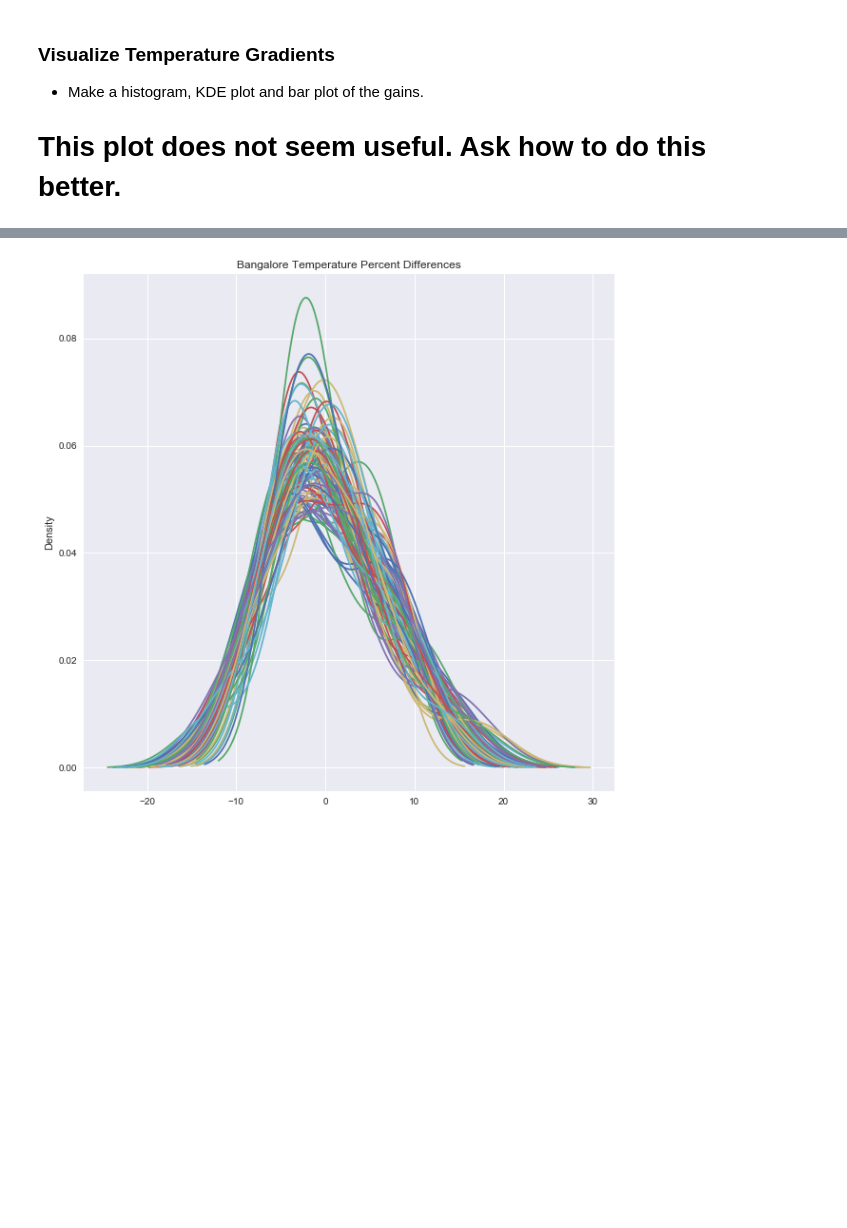
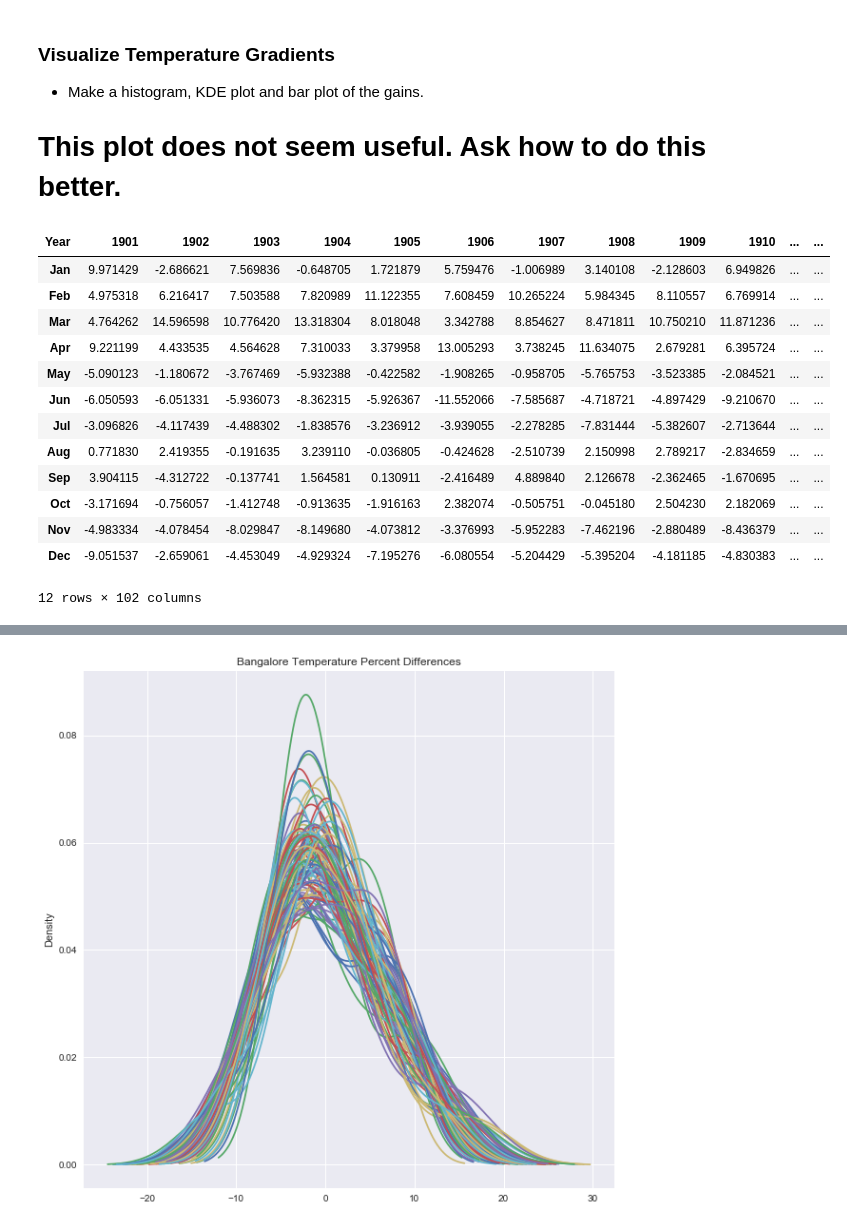
Before and after one commit to TimothyHelton/foundations, a Jupyter notebook: examples/bangalore.ipynb, the cells around one changed output, grey strips where cells are left out. Saved outputs shown, nothing was run; the diff lists cells and outputs as text; code cells hidden in the pictures; blank space fills up the shorter version.

```diff
--- a/examples/bangalore.ipynb
+++ b/examples/bangalore.ipynb
@@ -184,4 +184,21 @@ delta.iloc[np.where(delta == delta.values.min())]
 - Make a histogram, KDE plot and bar plot of the gains.
 
 # This plot does not seem useful.  Ask how to do this better.
+# %%
+delta.head(13)
+# %% [output]
+| Year | 1901 | 1902 | 1903 | 1904 | 1905 | 1906 | 1907 | 1908 | 1909 | 1910 | ... | ... |
+| Jan | 9.971429 | -2.686621 | 7.569836 | -0.648705 | 1.721879 | 5.759476 | -1.006989 | 3.140108 | -2.128603 | 6.949826 | ... | ... |
+| Feb | 4.975318 | 6.216417 | 7.503588 | 7.820989 | 11.122355 | 7.608459 | 10.265224 | 5.984345 | 8.110557 | 6.769914 | ... | ... |
+| Mar | 4.764262 | 14.596598 | 10.776420 | 13.318304 | 8.018048 | 3.342788 | 8.854627 | 8.471811 | 10.750210 | 11.871236 | ... | ... |
+| Apr | 9.221199 | 4.433535 | 4.564628 | 7.310033 | 3.379958 | 13.005293 | 3.738245 | 11.634075 | 2.679281 | 6.395724 | ... | ... |
+| May | -5.090123 | -1.180672 | -3.767469 | -5.932388 | -0.422582 | -1.908265 | -0.958705 | -5.765753 | -3.523385 | -2.084521 | ... | ... |
+| Jun | -6.050593 | -6.051331 | -5.936073 | -8.362315 | -5.926367 | -11.552066 | -7.585687 | -4.718721 | -4.897429 | -9.210670 | ... | ... |
+| Jul | -3.096826 | -4.117439 | -4.488302 | -1.838576 | -3.236912 | -3.939055 | -2.278285 | -7.831444 | -5.382607 | -2.713644 | ... | ... |
+| Aug | 0.771830 | 2.419355 | -0.191635 | 3.239110 | -0.036805 | -0.424628 | -2.510739 | 2.150998 | 2.789217 | -2.834659 | ... | ... |
+| Sep | 3.904115 | -4.312722 | -0.137741 | 1.564581 | 0.130911 | -2.416489 | 4.889840 | 2.126678 | -2.362465 | -1.670695 | ... | ... |
+| Oct | -3.171694 | -0.756057 | -1.412748 | -0.913635 | -1.916163 | 2.382074 | -0.505751 | -0.045180 | 2.504230 | 2.182069 | ... | ... |
+| Nov | -4.983334 | -4.078454 | -8.029847 | -8.149680 | -4.073812 | -3.376993 | -5.952283 | -7.462196 | -2.880489 | -8.436379 | ... | ... |
+| Dec | -9.051537 | -2.659061 | -4.453049 | -4.929324 | -7.195276 | -6.080554 | -5.204429 | -5.395204 | -4.181185 | -4.830383 | ... | ... |
+12 rows × 102 columns
 # %%
```
Also changed, not shown: parts of 4 cells of this notebook.
